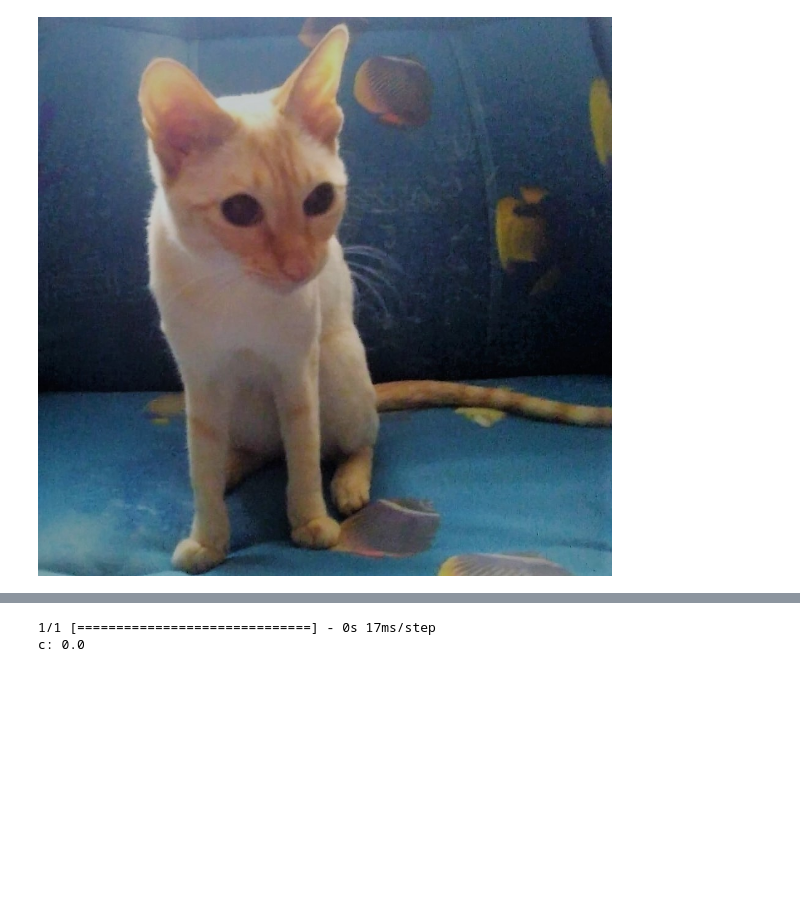
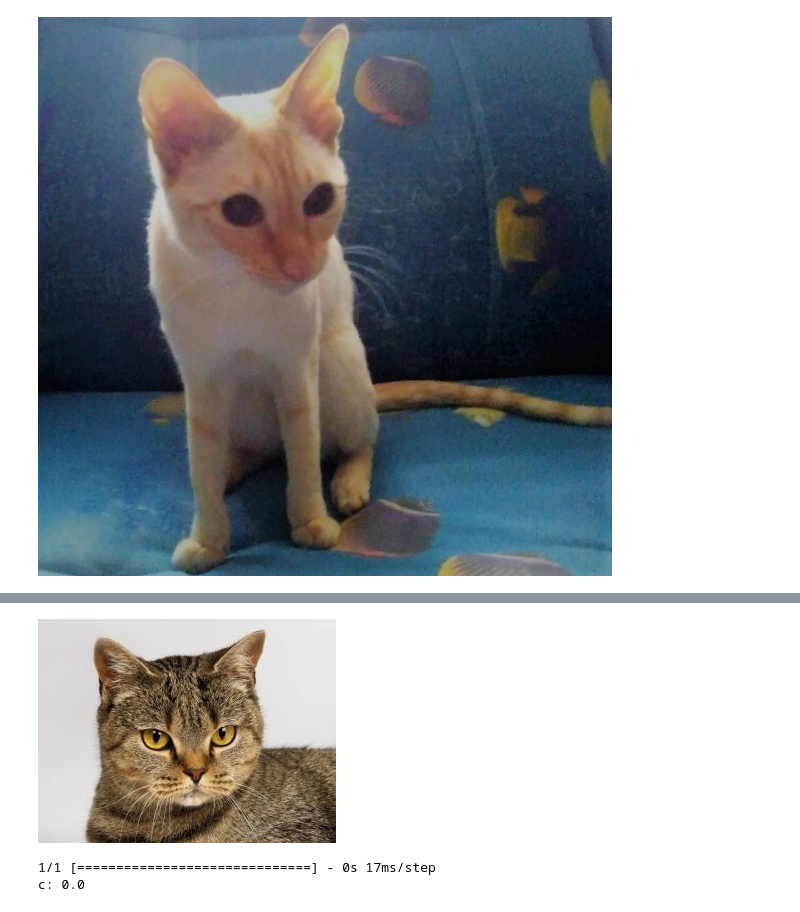
Before and after one commit to Allexeey/Cat_and_dog, a Jupyter notebook: cat_and_dog.ipynb, the cells around one changed output, grey strips where cells are left out. Drawn from its saved outputs; the diff is of its cells as text; code cells hidden in the pictures; blank space fills up the shorter version.

```diff
--- a/cat_and_dog.ipynb
+++ b/cat_and_dog.ipynb
@@ -267,4 +267,8 @@ print(f'{test4[np.argmax(r)]}: {100 * np.max(r)}')
 d: 100.0
+# %%
+image.load_img('cattestimg.jpg')
+# %% [output]
+[figure, added]
 # %%
 test_img = image.load_img('cattestimg.jpg', target_size = (imgh, imgw))
 img = image.img_to_array(test_img)
```
Also changed, not shown: parts of 6 cells of this notebook, 1 other file.
